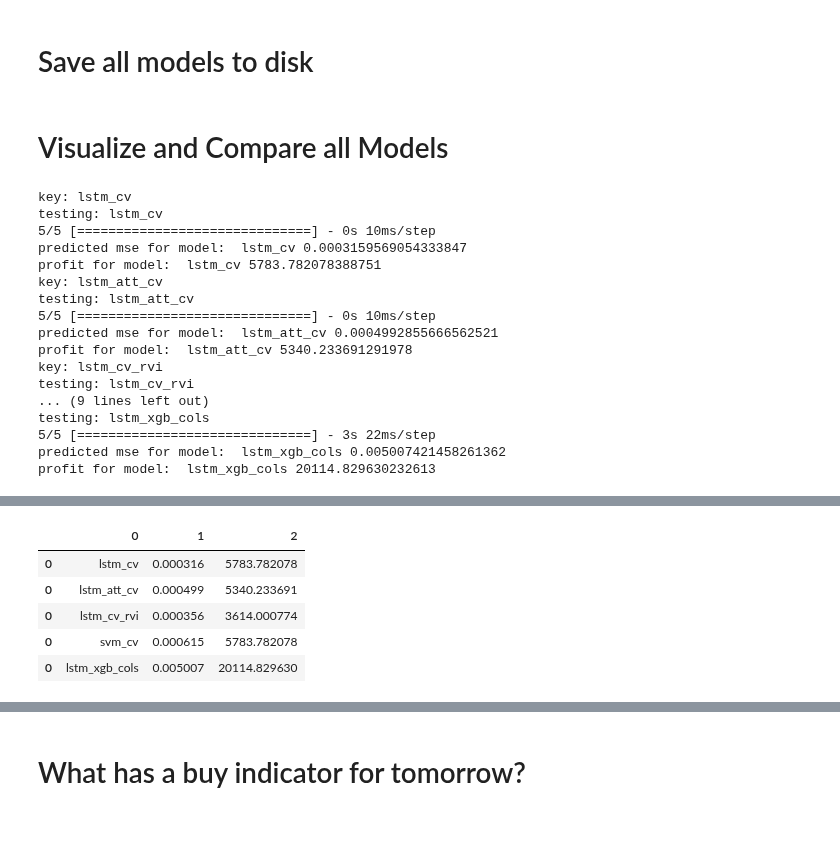
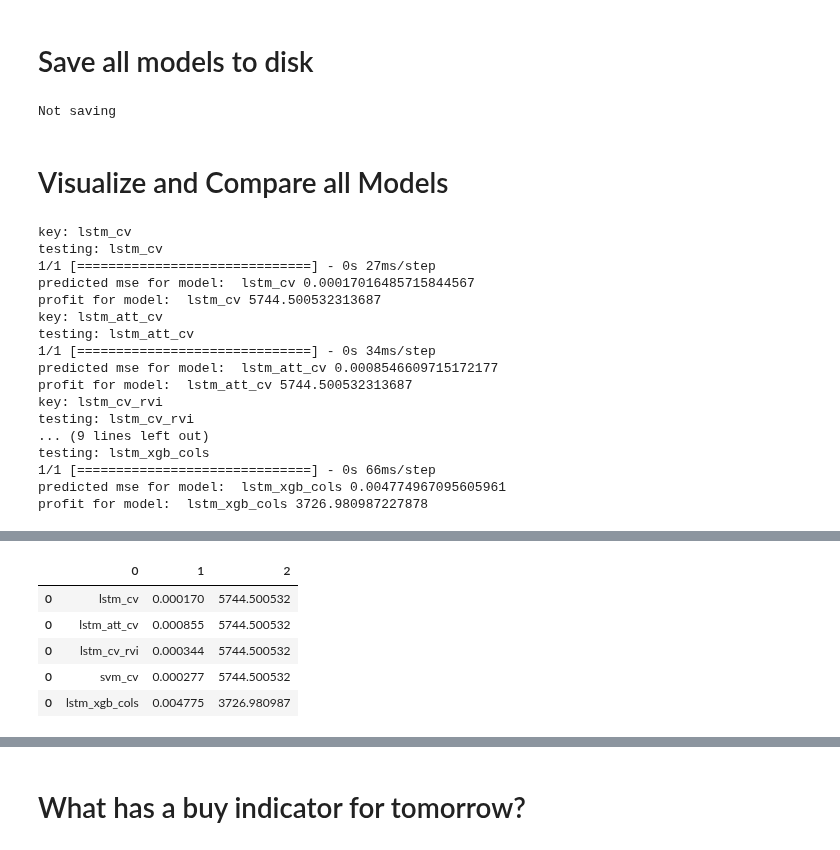
Before and after one commit to j03m/alfred, a Jupyter notebook: Coin_Predictions.ipynb, the cells around one changed output, grey strips where cells are left out. Drawn from its saved outputs; the diff is of its cells as text; code cells hidden in the pictures.

Commit message:
new models v2 - lower mse

```diff
--- a/Coin_Predictions.ipynb
+++ b/Coin_Predictions.ipynb
@@ -34,6 +34,8 @@ drive.mount('/content/drive')
 import sys
 
 sys.path.insert(0,'/content/drive/My Drive/ml-trde-notebooks')
+
+model_version_token = "2"
 # %% [output]
 Drive already mounted at /content/drive; to attempt to forcibly remount, call drive.mount("/content/drive", force_remount=True).
 # %% [markdown]
@@ -223,11 +88,15 @@ def get_training_datasets_for_model(name):
 # %%
 if load_models:
+  training_filter = model_config["training_filter"]
   for name in model_config["day_bar_models"]:
+    if (name in training_filter): #skip training models
+      print("skipping: ", name)
+      continue
     print("loading:", name)
     if name in model_config["load_type"] and model_config["load_type"][name] == "joblib":
-      models[name] = joblib.load(model_path + "/" + name + ".joblib")
+      models[name] = joblib.load(model_path + "/" + name  + "-" + model_version_token + ".joblib")
     else:
-      models[name] = keras.models.load_model(model_path + "/" + name + ".h15")
+      models[name] = keras.models.load_model(model_path + "/" + name + "-" + model_version_token + ".h15")
   lstm_15m = keras.models.load_model(model_path + "/lstm_15m.h15")
   print ("models loaded")
 
@@ -280,26 +152,32 @@ if train_models:
 # %%
 if save_models:
   for name in model_config["day_bar_models"]:
+    if (len(training_filter)!=0 and not name in training_filter):
+      print("skipping: ", name)
+      continue
     print("saving:", name)
     if name in model_config["load_type"] and model_config["load_type"][name] == "joblib":
-      joblib.dump(models[name], model_path + "/" + name + ".joblib")
+      joblib.dump(models[name], model_path + "/" + name  + "-" + model_version_token + ".joblib")
     else:
-      models[name].save(model_path + "/" + name + ".h15")
-  lstm_15m.save(model_path + "/lstm_15m.h15")
+      models[name].save(model_path + "/" + name  + "-" + model_version_token + ".h15")
+  lstm_15m.save(model_path + "/lstm_15m-2.h15")
   print ("models saved")
 else:
   print ("Not saving")
+# %% [output]
+Not saving
 # %% [markdown]
 # Visualize and Compare all Models
+# %%
+df_raw = get_coin_data_frames(30, "DOGE3L-USDT")
 # %%
 #data
-df_raw = get_coin_data_frames(200, "DOGE3L-USDT")
-[scaled_features, X, y, normal_features] = convert_to_training_dataset(df_raw, columns=gbl_all_columns)
+[scaled_features, X, y, normal_features] = convert_to_training_dataset(df_raw, columns=gbl_all_features)
 
 df_chart = pd.DataFrame();
 normal_features.reset_index(inplace=True)
 df_chart["Date"] = normal_features["Date"]
-scaled_close = X[:,[0]]
+scaled_close = pluck(X, gbl_all_features, ["Close"])
 df_chart["Close"] = scaled_close
 graph_columns = ["Date","Close"]
 
@@ -308,7 +186,8 @@ results = pd.DataFrame();
 stuff = models.items()
 
 #backtest_filter = model_config["backtest_filter"]
-backtest_filter = ["lstm_cv", "lstm_cv_rvi", "lstm_att_cv", "svm_cv", "lstm_xgb_cols"]
+#backtest_filter = ["lstm_cv", "lstm_cv_rvi", "lstm_att_cv", "svm_cv", "lstm_xgb_cols"]
+backtest_filter = []
 for key, model in stuff:
 
   print("key:", key)
@@ -319,51 +198,48 @@ for key, model in stuff:
   print("testing:", key)
   graph_columns.append(key)
 
-  # colums = todo, supply columns to each and pluck unwanted so this
-  # todo: verify columns for the new model, make sure the same is true of training
   columns = model_config["column_sets"][key]
-  fields = list(range(len(columns)))
 
-  # todo recompair model orig
-  x = X[:,fields]
+  x = pluck(X, gbl_all_features, columns)
+
   predicted = model.predict(x).flatten()
 
   mse = mean_squared_error(scaled_close, predicted)
   print("predicted mse for model: ", key, mse)
 
   [df_profit, profit] = build_profit_estimate(predicted, normal_features)
   print("profit for model: ", key, profit)
 
   results = results.append([[key, mse, profit]])
 
   df_chart[key] = predicted
 
 interactive_plot(df_chart[graph_columns], "wow")
 results
 # %% [output]
 key: lstm_cv
 testing: lstm_cv
-5/5 [==============================] - 0s 10ms/step
-predicted mse for model:  lstm_cv 0.0003159569054333847
-profit for model:  lstm_cv 5783.782078388751
+1/1 [==============================] - 0s 27ms/step
+predicted mse for model:  lstm_cv 0.00017016485715844567
+profit for model:  lstm_cv 5744.500532313687
 key: lstm_att_cv
 testing: lstm_att_cv
-5/5 [==============================] - 0s 10ms/step
-predicted mse for model:  lstm_att_cv 0.0004992855666562521
-profit for model:  lstm_att_cv 5340.233691291978
+1/1 [==============================] - 0s 34ms/step
+predicted mse for model:  lstm_att_cv 0.0008546609715172177
+profit for model:  lstm_att_cv 5744.500532313687
 key: lstm_cv_rvi
 testing: lstm_cv_rvi
 ... (9 lines left out)
 testing: lstm_xgb_cols
-5/5 [==============================] - 3s 22ms/step
-predicted mse for model:  lstm_xgb_cols 0.005007421458261362
-profit for model:  lstm_xgb_cols 20114.829630232613
+1/1 [==============================] - 0s 66ms/step
+predicted mse for model:  lstm_xgb_cols 0.004774967095605961
+profit for model:  lstm_xgb_cols 3726.980987227878
 [interactive output not drawn]
 |  | 0 | 1 | 2 |
-| 0 | lstm_cv | 0.000316 | 5783.782078 |
-| 0 | lstm_att_cv | 0.000499 | 5340.233691 |
-| 0 | lstm_cv_rvi | 0.000356 | 3614.000774 |
-| 0 | svm_cv | 0.000615 | 5783.782078 |
-| 0 | lstm_xgb_cols | 0.005007 | 20114.829630 |
+| 0 | lstm_cv | 0.000170 | 5744.500532 |
+| 0 | lstm_att_cv | 0.000855 | 5744.500532 |
+| 0 | lstm_cv_rvi | 0.000344 | 5744.500532 |
+| 0 | svm_cv | 0.000277 | 5744.500532 |
+| 0 | lstm_xgb_cols | 0.004775 | 3726.980987 |
 # %%
 df_profit
```
Also changed, not shown: parts of 14 cells of this notebook.
